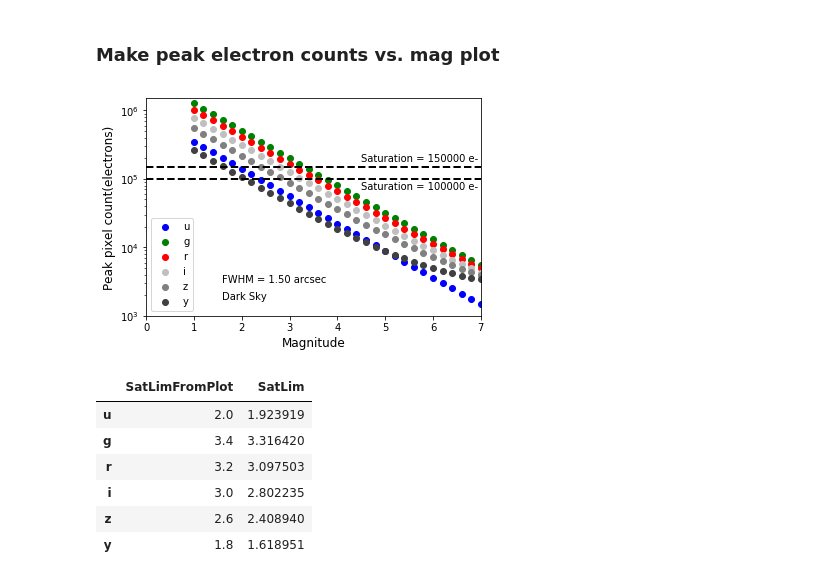
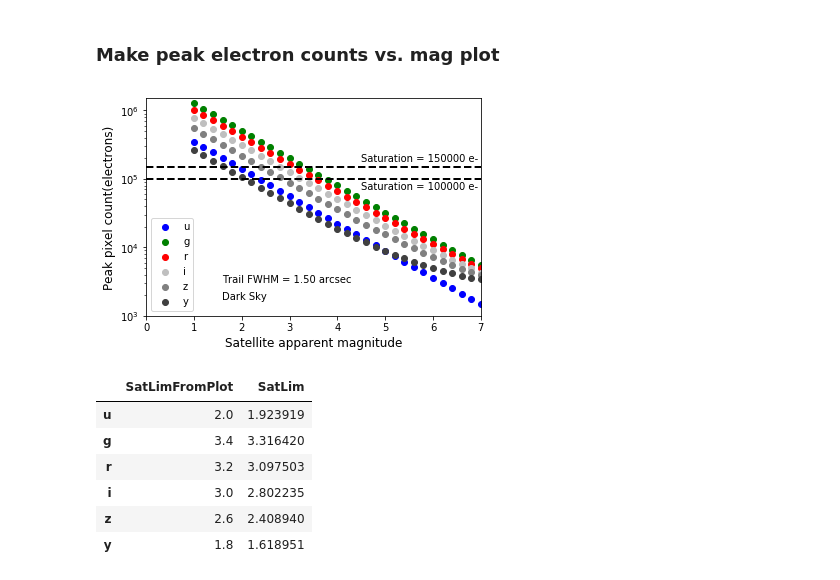
Before and after one commit to bxin/scratchBook, a Jupyter notebook: saturation_limit/saturation_limit_trail.ipynb, the cells around one changed output. Cells and saved outputs as stored; diff of their text form; code cells hidden in the pictures.

Commit message:
update labels for saturation plots

```diff
--- a/saturation_limit/saturation_limit_trail.ipynb
+++ b/saturation_limit/saturation_limit_trail.ipynb
@@ -160,36 +160,36 @@ d_plot = pd.DataFrame(index=filterlist, columns=['SatLimFromPlot'], dtype='float
 # %%
 fig, ax = plt.subplots()
 for i,f in enumerate(filterlist):
     mags = []
     npeaks = []
     flatsource = Sed()
     flatsource.setFlatSED(wavelen_min=system[f].wavelen_min, wavelen_max=system[f].wavelen_max,
                               wavelen_step=system[f].wavelen_step)
     adu = flatsource.calcADU(system[f], photParams=photParams_dt)
     adu0 = adu*pRatio #a m=0 start produces this adu0 in the center pixel
     for m in range(31):
         mag = 1 + 0.2 * m
         mags.append(mag)
         npeak = adu0*10**(-mag/2.5)+m5.skyCounts[f]+bias_offset_subtract
         npeaks.append(npeak)
     plt.scatter(mags, npeaks, label=f, color=colors[i])
     #print(npeak)
     #break
     d_plot.SatLimFromPlot.loc[f] = mags[np.argmax(np.array(npeaks)<full_well)]
 plt.plot([0,7.0],[full_well, full_well], ls = '--', lw = 2, color='black')
 plt.text(4.5, full_well*1.20, "Saturation = %d e-"%full_well, color = 'black')
 plt.plot([0,7.0],[full_well2, full_well2], ls = '--', lw = 2, color='black')
 plt.text(4.5, full_well2*0.7, "Saturation = %d e-"%full_well2, color = 'black')
-plt.text(0.3, 0.24, "FWHM = %.2f arcsec"%fwhm, color = 'black', transform=fig.transFigure)
+plt.text(0.3, 0.24, "Trail FWHM = %.2f arcsec"%fwhm, color = 'black', transform=fig.transFigure)
 plt.text(0.3, 0.18, "Dark Sky", color = 'black', transform=fig.transFigure)
 plt.legend()
 plt.yscale('log')
 plt.xlim(0,7.0)
 plt.ylim(1e3, 1.5e6)
-plt.xlabel('Magnitude', fontsize=12)
+plt.xlabel('Satellite apparent magnitude', fontsize=12)
 plt.ylabel('Peak pixel count(electrons)', fontsize=12);
 # %% [output]
-[figure, old version]
+[figure, new version]
 # %%
 #check consistency with above calculations.
 d_plot.join(d)
```
Also changed, not shown: parts of 2 cells of this notebook, 6 other files.
